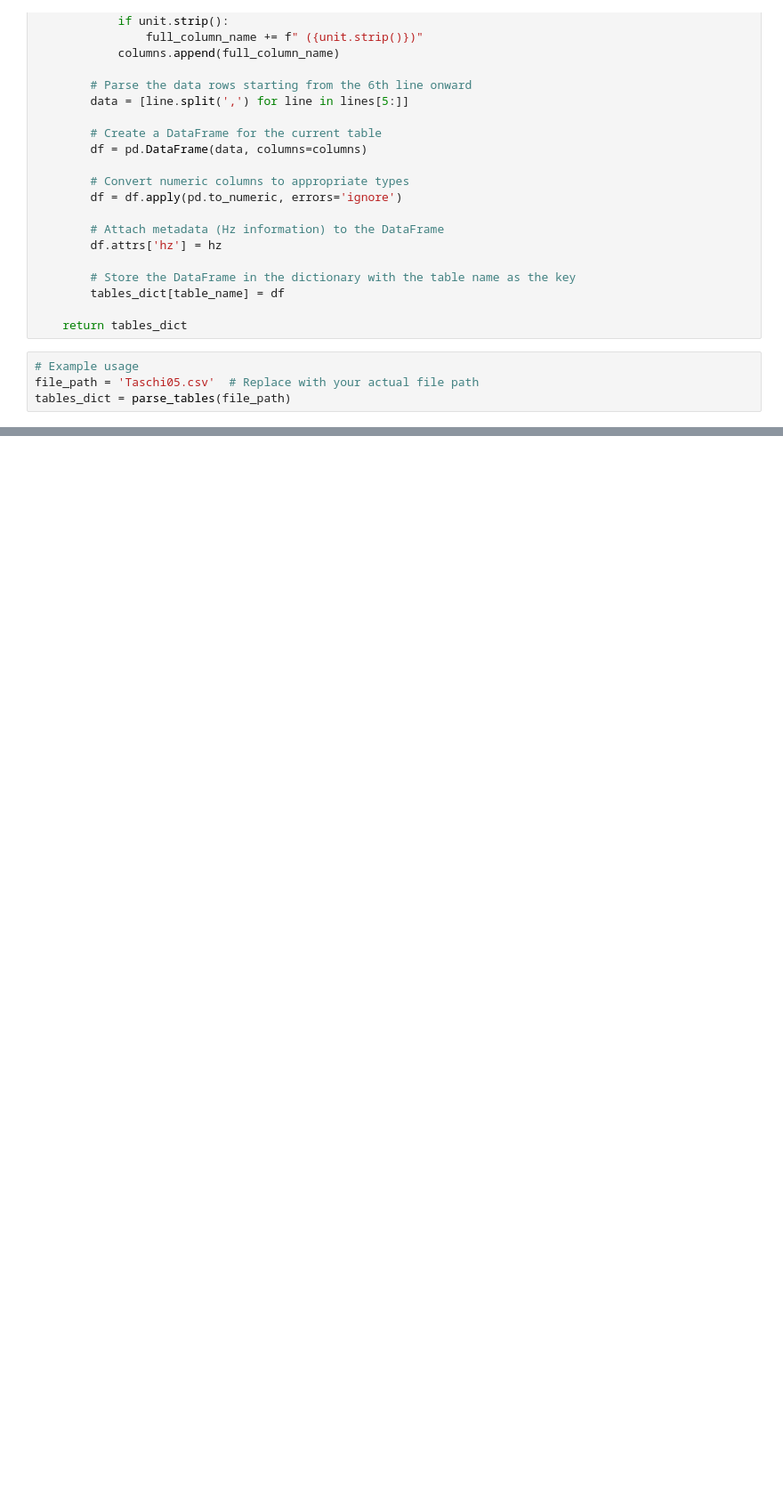
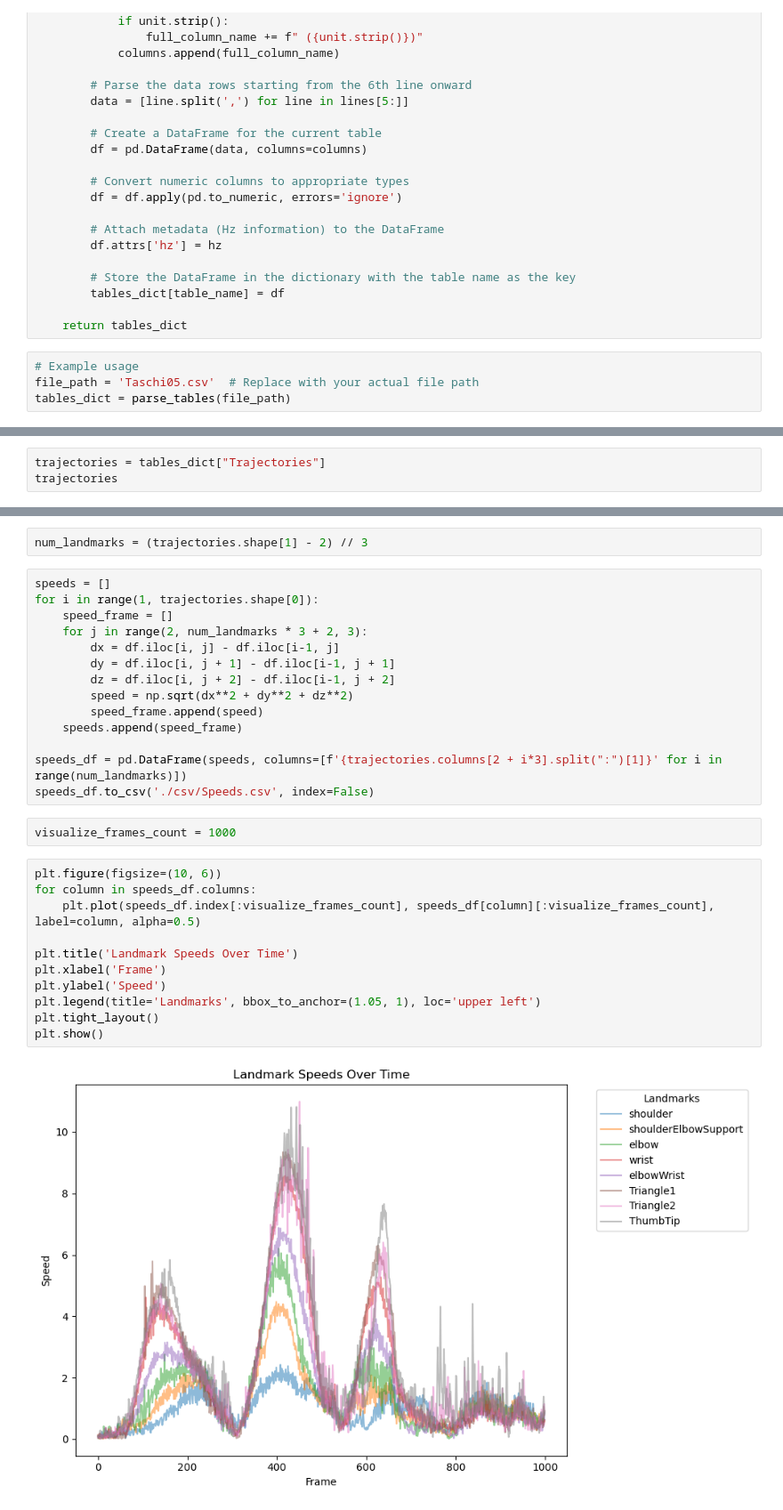
Before and after one commit to mateusz-pawelczyk/ArmTracking, a Jupyter notebook: analyze_test_data.ipynb, the cells around one changed output, grey strips where cells are left out. Shown: that part at 89% size. Saved outputs shown, nothing was run; the diff lists cells and outputs as text; blank space fills up the shorter version.

```diff
--- a/analyze_test_data.ipynb
+++ b/analyze_test_data.ipynb
@@ -124,0 +109,3 @@ tables_dict["Segments"]
+# %%
+trajectories = tables_dict["Trajectories"]
+trajectories
@@ -124,0 +126,31 @@ tables_dict["Segments"]
+# %%
+num_landmarks = (trajectories.shape[1] - 2) // 3
+# %%
+speeds = []
+for i in range(1, trajectories.shape[0]):
+    speed_frame = []
+    for j in range(2, num_landmarks * 3 + 2, 3):
+        dx = df.iloc[i, j] - df.iloc[i-1, j]
+        dy = df.iloc[i, j + 1] - df.iloc[i-1, j + 1]
+        dz = df.iloc[i, j + 2] - df.iloc[i-1, j + 2]
+        speed = np.sqrt(dx**2 + dy**2 + dz**2)
+        speed_frame.append(speed)
+    speeds.append(speed_frame)
+
+speeds_df = pd.DataFrame(speeds, columns=[f'{trajectories.columns[2 + i*3].split(":")[1]}' for i in range(num_landmarks)])
+speeds_df.to_csv('./csv/Speeds.csv', index=False)
+# %%
+visualize_frames_count = 1000
+# %%
+plt.figure(figsize=(10, 6))
+for column in speeds_df.columns:
+    plt.plot(speeds_df.index[:visualize_frames_count], speeds_df[column][:visualize_frames_count], label=column, alpha=0.5)
+
+plt.title('Landmark Speeds Over Time')
+plt.xlabel('Frame')
+plt.ylabel('Speed')
+plt.legend(title='Landmarks', bbox_to_anchor=(1.05, 1), loc='upper left')
+plt.tight_layout()
+plt.show()
+# %% [output]
+[figure, added]
```
Also changed, not shown: parts of 10 cells of this notebook, 10 other files.
